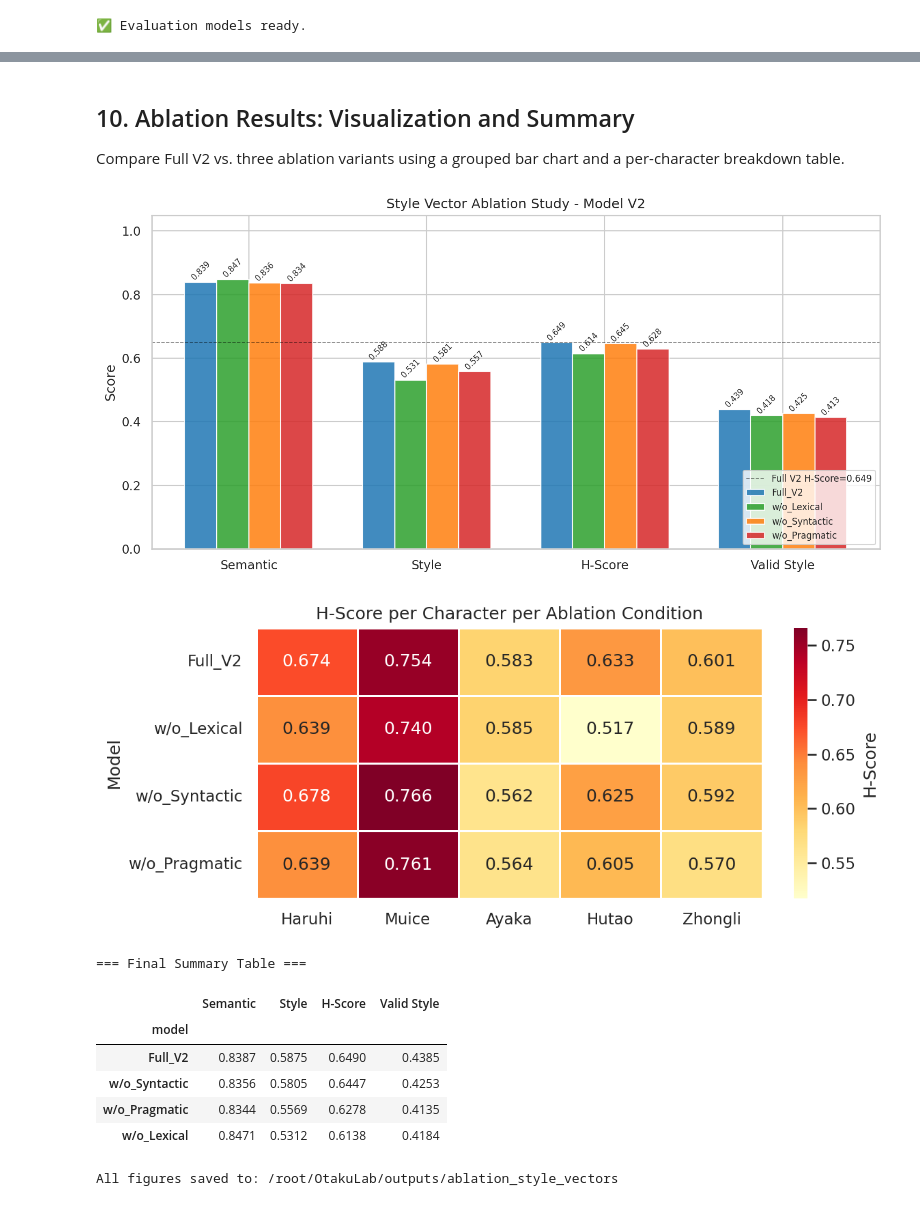
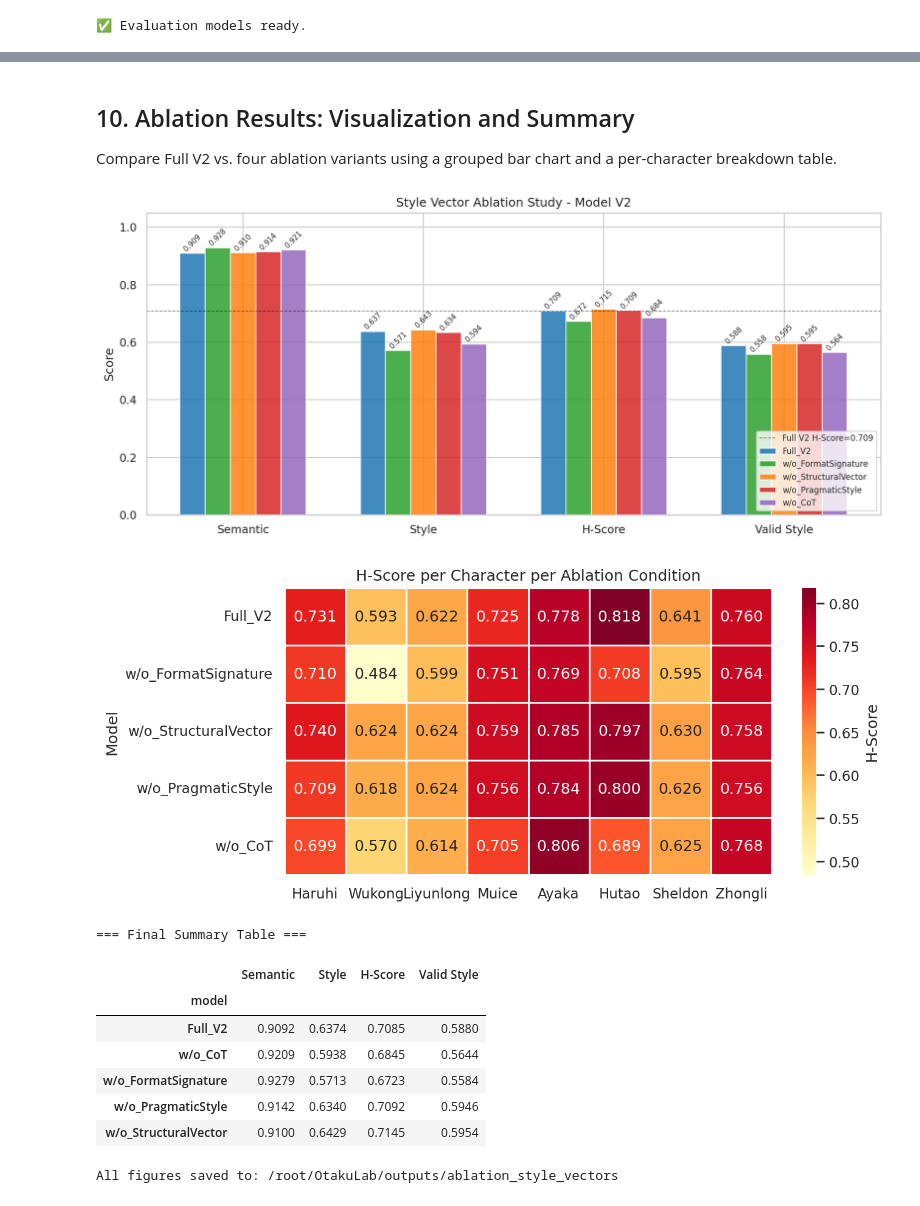
Before and after one commit to Moemu/OtakuLab, a Jupyter notebook: notebooks/38_ablation_style_vectors.ipynb, the cells around one changed output, grey strips where cells are left out. Drawn from its saved outputs; the diff is of its cells as text; code cells hidden in the pictures.

```diff
--- a/notebooks/38_ablation_style_vectors.ipynb
+++ b/notebooks/38_ablation_style_vectors.ipynb
@@ -94,7 +98,7 @@ base_model = Qwen3ForCausalLM.from_pretrained(str(BASE_MODEL_PATH), dtype=torch.
 model_v2 = PeftModel.from_pretrained(base_model, SAVE_DIR / "lora")
 hidden_size = base_model.config.hidden_size
 
-style_encoder = StyleEncoder(len(SYNTACTIC_DIMS), hidden_size)
+style_encoder = StyleEncoder(len(STRUCTURAL_DIMS), hidden_size)  # type:ignore
 style_encoder.load_state_dict(
     torch.load(SAVE_DIR / "style_encoder.pt", map_location=DEVICE)
 )
@@ -333,8 +584,11 @@ Personality / pragmatic labels are replaced with `[N/A]` in the Prompt.  Keyword
 # %%
 ablated_prompt_prag, _ = build_prompt(
-    sample_neutral, sample_profile,
-    use_lexical=True, use_syntactic=True, use_pragmatic=False
+    sample_neutral,
+    sample_profile,
+    use_signature=True,
+    use_structural=True,
+    use_pragmatic=False,
 )
-print("=== w/o Pragmatic – ablated prompt ===")
+print("=== w/o Pragmatic Style – ablated prompt ===")
 print(ablated_prompt_prag)
 # %% [output]
@@ -515,7 +972,7 @@ import os
 from sklearn.preprocessing import LabelEncoder
 from transformers import PreTrainedTokenizerBase
 
-CLASSIFIER_PATH = str(OUTPUT_ROOT / "style-classifier")
+CLASSIFIER_PATH = str(OUTPUT_ROOT / "evaluate" / "style-classifier")
 BGE_PATH        = str(MODEL_BASE / "bge-large-zh-v1.5")
 
 
@@ -668,7 +1129,7 @@ Saved summary : /root/OtakuLab/outputs/ablation_style_vectors/eval_summary.csv
 # %% [markdown]
 ## 10. Ablation Results: Visualization and Summary
 
-Compare Full V2 vs. three ablation variants using a grouped bar chart and a per-character breakdown table.
+Compare Full V2 vs. four ablation variants using a grouped bar chart and a per-character breakdown table.
 # %%
 matplotlib.rcParams["font.family"] = "DejaVu Sans"
 
@@ -679,6 +1140,9 @@ CHAR_EN = {
     "钟离":    "Zhongli",
     "胡桃":    "Hutao",
     "凉宫春日": "Haruhi",
+    "李云龙":  "Liyunlong",
+    "谢尔顿":  "Sheldon",
+    "孙悟空":  "Wukong",
 }
 
 # ── Reload if needed ─────────────────────────────────────────────────────────────
@@ -686,33 +1150,45 @@ if "agg" not in dir():
     agg = pd.read_csv(RESULT_DIR / "eval_summary.csv", index_col=0)
     df_eval = pd.read_csv(RESULT_DIR / "eval_detailed.csv")
 
-# ── Figure 1: Grouped bar chart across four models ───────────────────────────────
+# ── Figure 1: Grouped bar chart across models ────────────────────────────────────
 METRICS     = ["Semantic", "Style", "H-Score", "Valid Style"]
-MODEL_ORDER = ["Full_V2", "w/o_Lexical", "w/o_Syntactic", "w/o_Pragmatic"]
-COLORS      = ["#1f77b4", "#2ca02c", "#ff7f0e", "#d62728"]
+MODEL_ORDER = ["Full_V2", "w/o_FormatSignature", "w/o_StructuralVector", "w/o_PragmaticStyle", "w/o_CoT"]
+COLORS      = ["#1f77b4", "#2ca02c", "#ff7f0e", "#d62728", "#9467bd"]
 
 plot_df = agg.reindex(MODEL_ORDER)   # index = model name, columns = metric names
 
-fig, ax = plt.subplots(figsize=(10, 5), dpi=150)
-x     = np.arange(len(METRICS))
-width = 0.18
+fig, ax = plt.subplots(figsize=(11, 5), dpi=150)
+x = np.arange(len(METRICS))
+bar_count = len(MODEL_ORDER)
+width = 0.14
 
 for i, (model_name, color) in enumerate(zip(MODEL_ORDER, COLORS)):
     if model_name not in plot_df.index:
         continue
-    # Chain .loc[row] then [cols] to avoid tuple-indexing type error
-    vals: list[float] = plot_df.loc[model_name][METRICS].to_numpy(dtype=float).tolist()
-    offset = (i - 1.5) * width
-    bars   = ax.bar(x + offset, vals, width, label=model_name, color=color, alpha=0.85)
+    vals: list[float] = plot_df.loc[model_name][METRICS].to_numpy(dtype=float).tolist()  # type:ignore
+    offset = (i - (bar_count - 1) / 2.0) * width
+    bars = ax.bar(x + offset, vals, width, label=model_name, color=color, alpha=0.85)
     for b in bars:
-        ax.text(b.get_x() + b.get_width() / 2, b.get_height() + 0.002,
-                f"{b.get_height():.3f}", ha="center", va="bottom", fontsize=7, rotation=45)
+        ax.text(
+            b.get_x() + b.get_width() / 2,
+            b.get_height() + 0.002,
+            f"{b.get_height():.3f}",
+            ha="center",
+            va="bottom",
+            fontsize=7,
+            rotation=45,
+        )
 
 if "Full_V2" in agg.index:
-    # Use list-form row label so .loc returns Series (not Scalar), then .to_numpy()
     full_h = float(agg.loc[["Full_V2"], "H-Score"].to_numpy(dtype=float)[0])
-    ax.axhline(full_h, linestyle="--", color="black", linewidth=0.8, alpha=0.5,
-               label=f"Full V2 H-Score={full_h:.3f}")
+    ax.axhline(
+        full_h,
+        linestyle="--",
+        color="black",
+        linewidth=0.8,
+        alpha=0.5,
+        label=f"Full V2 H-Score={full_h:.3f}",
+    )
 
 ax.set_xticks(x)
 ax.set_xticklabels(METRICS)
@@ -725,41 +1201,42 @@ plt.savefig(RESULT_DIR / "ablation_bar.pdf", bbox_inches="tight")
 plt.savefig(RESULT_DIR / "ablation_bar.png", dpi=300, bbox_inches="tight")
 plt.show()
 
 # ── Figure 2: Per-character H-Score heatmap ──────────────────────────────────────
 pivot = (
     df_eval.groupby(["model", "character"])["h_score"]
     .mean()
     .unstack("character")
     .reindex(MODEL_ORDER)
 )
 # Rename columns to English so no CJK font is needed
 pivot.columns = [CHAR_EN.get(str(c), str(c)) for c in pivot.columns]
 
-fig2, ax2 = plt.subplots(figsize=(8, 3.5), dpi=150)
+fig2, ax2 = plt.subplots(figsize=(9, 4), dpi=150)
 sns.heatmap(
     pivot, ax=ax2, annot=True, fmt=".3f", cmap="YlOrRd",
     linewidths=0.5, cbar_kws={"label": "H-Score"},
 )
 ax2.set_title("H-Score per Character per Ablation Condition")
 ax2.set_xlabel("")
 ax2.set_ylabel("Model")
 plt.tight_layout()
 plt.savefig(RESULT_DIR / "ablation_heatmap.pdf", bbox_inches="tight")
 plt.savefig(RESULT_DIR / "ablation_heatmap.png", dpi=300, bbox_inches="tight")
 plt.show()
 
 print("\n=== Final Summary Table ===")
 display(agg)
 
 print(f"\nAll figures saved to: {RESULT_DIR}")
 # %% [output]
-[figure, old version]
+[figure, new version]
-[figure, old version]
+[figure, new version]
 === Final Summary Table ===
 |  | Semantic | Style | H-Score | Valid Style |
 | model |  |  |  |  |
-| Full_V2 | 0.8387 | 0.5875 | 0.6490 | 0.4385 |
-| w/o_Syntactic | 0.8356 | 0.5805 | 0.6447 | 0.4253 |
-| w/o_Pragmatic | 0.8344 | 0.5569 | 0.6278 | 0.4135 |
-| w/o_Lexical | 0.8471 | 0.5312 | 0.6138 | 0.4184 |
+| Full_V2 | 0.9092 | 0.6374 | 0.7085 | 0.5880 |
+| w/o_CoT | 0.9209 | 0.5938 | 0.6845 | 0.5644 |
+| w/o_FormatSignature | 0.9279 | 0.5713 | 0.6723 | 0.5584 |
+| w/o_PragmaticStyle | 0.9142 | 0.6340 | 0.7092 | 0.5946 |
+| w/o_StructuralVector | 0.9100 | 0.6429 | 0.7145 | 0.5954 |
 All figures saved to: /root/OtakuLab/outputs/ablation_style_vectors
```
Also changed, not shown: parts of 18 cells of this notebook, 3 other files.
